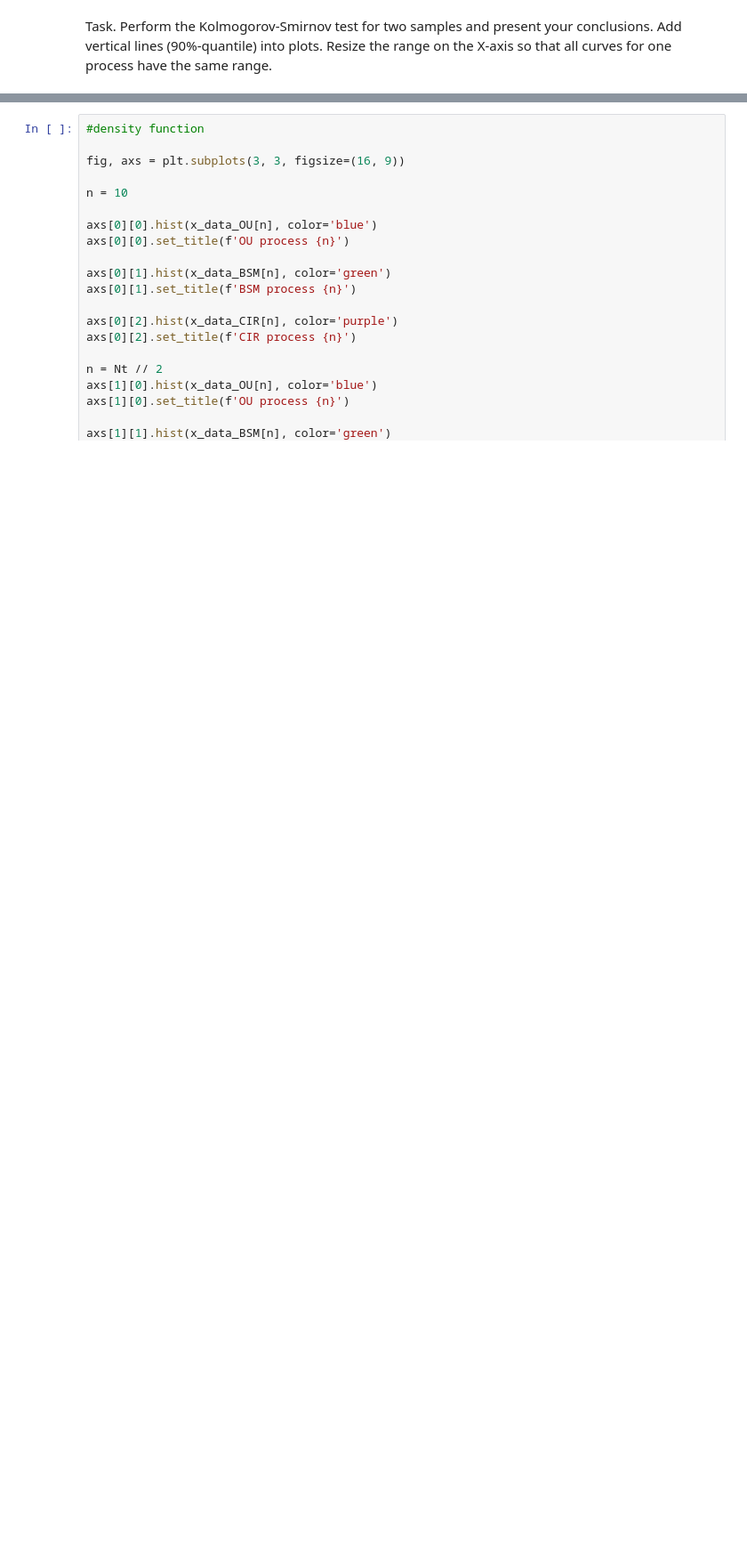
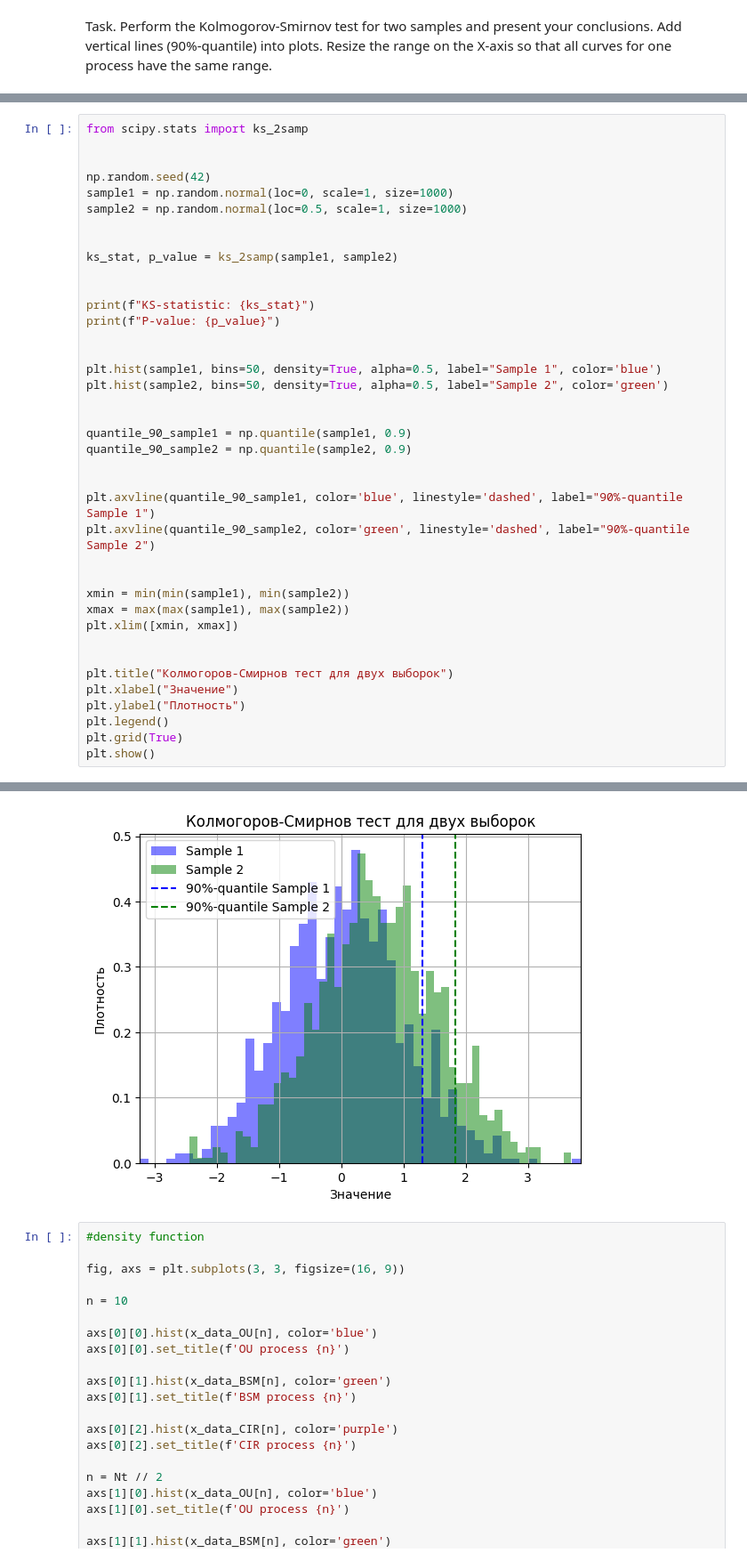
Before and after one commit to AstemirGongapshev/SSP_Sirius, a Jupyter notebook: lab3_SPP.ipynb, the cells around one changed output, grey strips where cells are left out. Shown at 89% size. Saved outputs shown, nothing was run; the diff lists cells and outputs as text; blank space fills up the shorter version.

```diff
--- a/lab3_SPP.ipynb
+++ b/lab3_SPP.ipynb
@@ -764,0 +772,40 @@ Resize the range on the X-axis so that all curves for one process have the same
+# %%
+from scipy.stats import ks_2samp
+
+
+np.random.seed(42)
+sample1 = np.random.normal(loc=0, scale=1, size=1000)
+sample2 = np.random.normal(loc=0.5, scale=1, size=1000)
+
+
+ks_stat, p_value = ks_2samp(sample1, sample2)
+
+
+print(f"KS-statistic: {ks_stat}")
+print(f"P-value: {p_value}")
+
+
+plt.hist(sample1, bins=50, density=True, alpha=0.5, label="Sample 1", color='blue')
+plt.hist(sample2, bins=50, density=True, alpha=0.5, label="Sample 2", color='green')
+
+
+quantile_90_sample1 = np.quantile(sample1, 0.9)
+quantile_90_sample2 = np.quantile(sample2, 0.9)
+
+
+plt.axvline(quantile_90_sample1, color='blue', linestyle='dashed', label="90%-quantile Sample 1")
+plt.axvline(quantile_90_sample2, color='green', linestyle='dashed', label="90%-quantile Sample 2")
+
+
+xmin = min(min(sample1), min(sample2))
+xmax = max(max(sample1), max(sample2))
+plt.xlim([xmin, xmax])
+
+
+plt.title("Колмогоров-Смирнов тест для двух выборок")
+plt.xlabel("Значение")
+plt.ylabel("Плотность")
+plt.legend()
+plt.grid(True)
+plt.show()
+# %% [output]
@@ -765,3 +814,4 @@ Resize the range on the X-axis so that all curves for one process have the same
+[figure, added]
 # %%
 #density function
 
```
Also changed, not shown: parts of 9 cells of this notebook, 2 other files.
